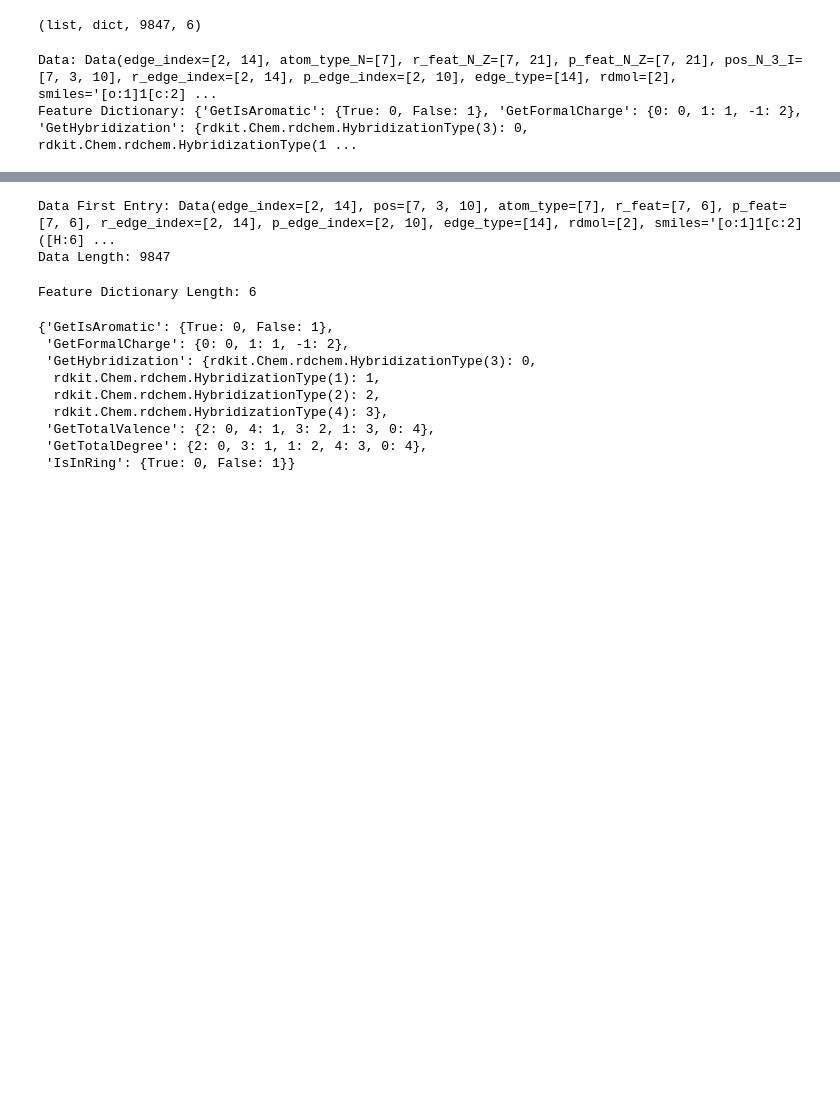
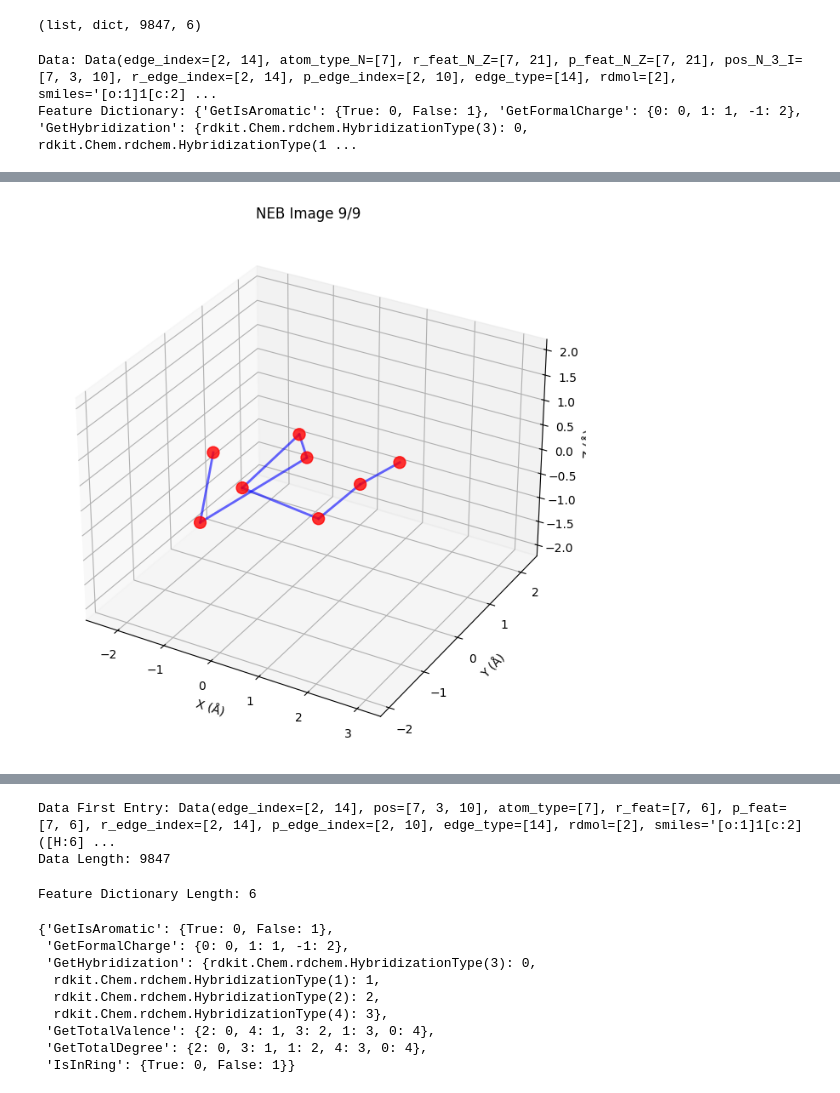
Before and after one commit to astro-stevie/goflow-mt, a Jupyter notebook: data/T1X/dataloader.ipynb, the cells around one changed output, grey strips where cells are left out. Cells and saved outputs as stored; diff of their text form; code cells hidden in the pictures; blank space fills up the shorter version.

```diff
--- a/data/T1X/dataloader.ipynb
+++ b/data/T1X/dataloader.ipynb
@@ -33,0 +190,53 @@ Neb images: tensor([[-0.9828, -0.9698, -0.9605, -0.9390, -0.9109, -0.8803, -0.85
+# %%
+def create_neb_animation(neb_images, save_path='neb_animation.gif'):
+    """
+    Create an animated GIF showing the reaction progression
+    """
+    from matplotlib.animation import FuncAnimation
+
+    num_images, num_atoms, _ = neb_images.shape
+
+    fig = plt.figure(figsize=(10, 8))
+    ax = fig.add_subplot(111, projection='3d')
+
+    # Set up the plot limits
+    all_coords = neb_images.reshape(-1, 3)
+    margin = 1.0
+    ax.set_xlim([all_coords[:, 0].min() - margin, all_coords[:, 0].max() + margin])
+    ax.set_ylim([all_coords[:, 1].min() - margin, all_coords[:, 1].max() + margin])
+    ax.set_zlim([all_coords[:, 2].min() - margin, all_coords[:, 2].max() + margin])
+
+    def animate(frame):
+        ax.clear()
+        ax.set_xlim([all_coords[:, 0].min() - margin, all_coords[:, 0].max() + margin])
+        ax.set_ylim([all_coords[:, 1].min() - margin, all_coords[:, 1].max() + margin])
+        ax.set_zlim([all_coords[:, 2].min() - margin, all_coords[:, 2].max() + margin])
+
+        positions = neb_images[frame]
+
+        # Plot current frame
+        ax.scatter(positions[:, 0], positions[:, 1], positions[:, 2],
+                  c='red', s=100, alpha=0.8)
+
+        # Connect atoms with bonds
+        for atom_idx in range(num_atoms-1):
+            ax.plot([positions[atom_idx, 0], positions[atom_idx+1, 0]],
+                   [positions[atom_idx, 1], positions[atom_idx+1, 1]],
+                   [positions[atom_idx, 2], positions[atom_idx+1, 2]],
+                   'b-', alpha=0.6, linewidth=2)
+
+        ax.set_xlabel('X (Å)')
+        ax.set_ylabel('Y (Å)')
+        ax.set_zlabel('Z (Å)')
+        ax.set_title(f'NEB Image {frame}/{num_images-1}')
+
+    anim = FuncAnimation(fig, animate, frames=num_images, interval=500, repeat=True)
+    anim.save(save_path, writer='pillow', fps=2)
+    plt.show()
+
+    return anim
+
+# Create animation
+anim = create_neb_animation(neb_images)
+# %% [output]
+[figure, added]
```
Also changed, not shown: parts of 9 cells of this notebook, 3 other files.
